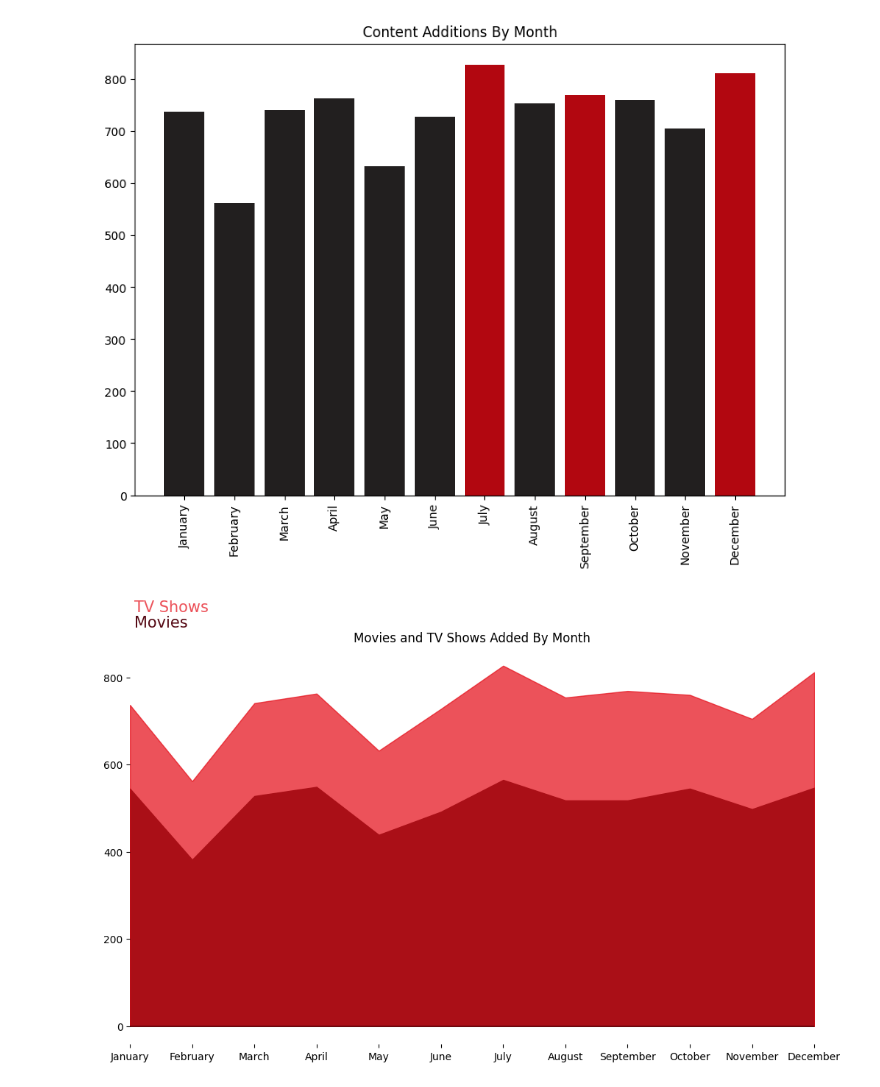
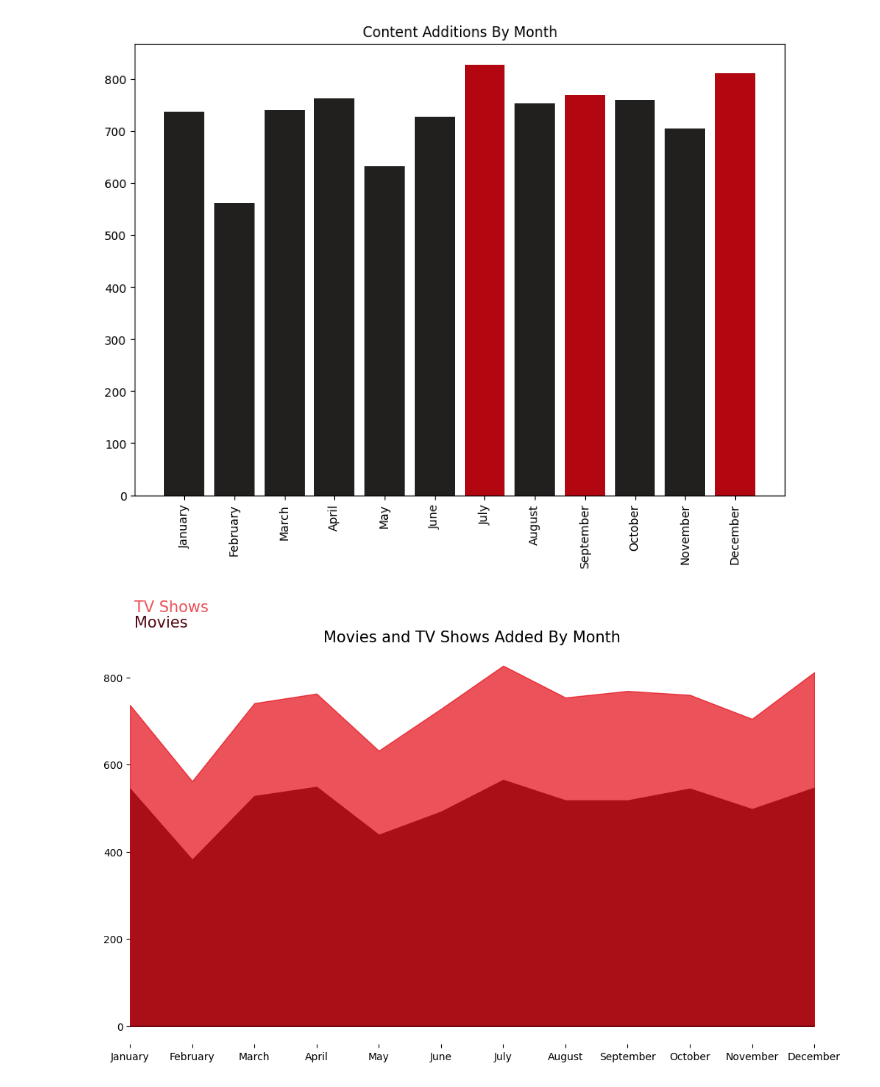
Before and after one commit to cafesmire/notebooks, a Jupyter notebook: netflix/netflix_eda.ipynb, the cells around one changed output. Cells and saved outputs as stored; diff of their text form; code cells hidden in the pictures.

```diff
--- a/netflix/netflix_eda.ipynb
+++ b/netflix/netflix_eda.ipynb
@@ -245,20 +245,20 @@ data_sub = df.groupby('type')['month_added'].value_counts().unstack().cumsum().T
 # %%
 fig, ax = plt.subplots(figsize=(12, 7))
 cmap = ['#221f1f','#e50914']
 alpha_map = [1, .7]
 for i, mtv in enumerate(df.groupby('type').size().index):
     mtv_rel = data_sub[mtv]
     ax.fill_between(mtv_rel.index, 0, mtv_rel,color=cmap[i], alpha=alpha_map[i], label=mtv)
 
 ax.axhline(linewidth=1.5, color='black', alpha=0.4)
 ax.grid(False)
 ax.margins(x=0)
 fig.text(0.13, 0.95, s='TV Shows', fontsize=15, color='#e50914', alpha=.7)
 fig.text(0.13, 0.92, s='Movies', fontsize=15, color='#550914')
 for s in ['top', 'bottom', 'left', 'right']:
     ax.spines[s].set_visible(False)
 
-plt.title('Movies and TV Shows Added By Month')
+plt.title('Movies and TV Shows Added By Month', fontsize=15)
 plt.show()
 # %% [output]
-[figure, old version]
+[figure, new version]
```
Also changed, not shown: parts of 4 cells of this notebook.
